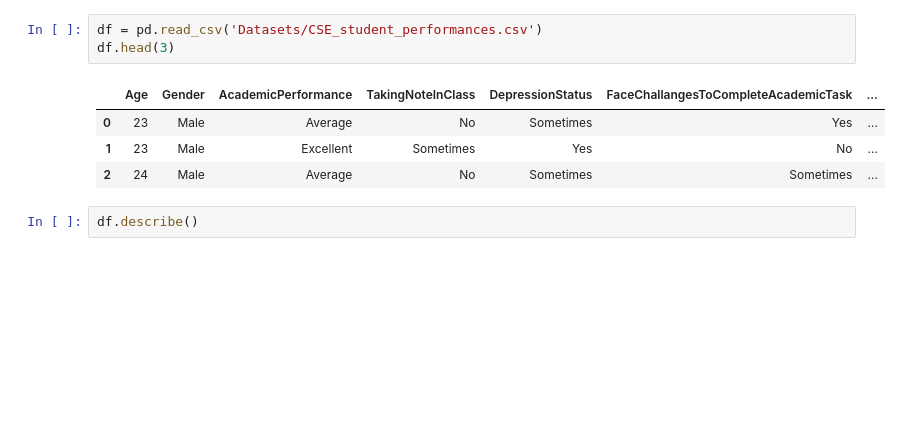
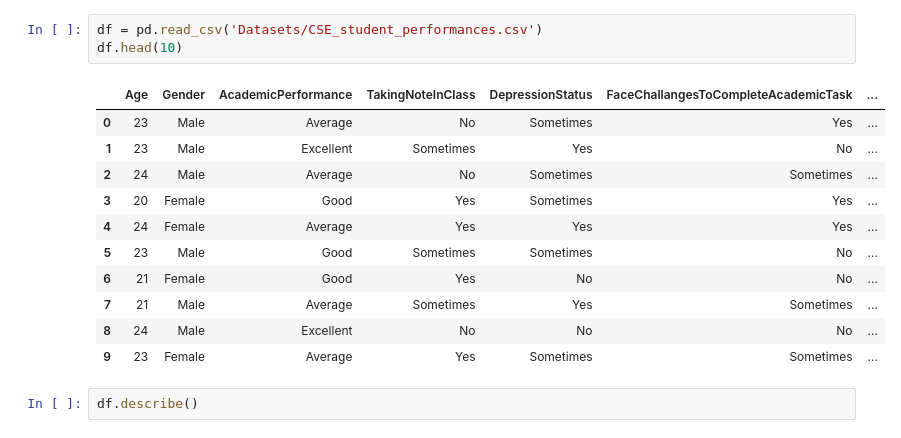
Before and after one commit to Horadmard/Machin_Learning_Project, a Jupyter notebook: Classification.ipynb, the cells around one changed output. Cells and saved outputs as stored; diff of their text form; blank space fills up the shorter version.

```diff
--- a/Classification.ipynb
+++ b/Classification.ipynb
@@ -5,11 +13,18 @@ import matplotlib.pyplot as plt
 # %%
 df = pd.read_csv('Datasets/CSE_student_performances.csv')
-df.head(3)
+df.head(10)
 # %% [output]
 |  | Age | Gender | AcademicPerformance | TakingNoteInClass | DepressionStatus | FaceChallangesToCompleteAcademicTask | ... |
 | 0 | 23 | Male | Average | No | Sometimes | Yes | ... |
 | 1 | 23 | Male | Excellent | Sometimes | Yes | No | ... |
 | 2 | 24 | Male | Average | No | Sometimes | Sometimes | ... |
+| 3 | 20 | Female | Good | Yes | Sometimes | Yes | ... |
+| 4 | 24 | Female | Average | Yes | Yes | Yes | ... |
+| 5 | 23 | Male | Good | Sometimes | Sometimes | No | ... |
+| 6 | 21 | Female | Good | Yes | No | No | ... |
+| 7 | 21 | Male | Average | Sometimes | Yes | Sometimes | ... |
+| 8 | 24 | Male | Excellent | No | No | No | ... |
+| 9 | 23 | Female | Average | Yes | Sometimes | Sometimes | ... |
 # %%
 df.describe()
 # %% [output]
```
Also changed, not shown: parts of 3 cells of this notebook, 1 other file.
